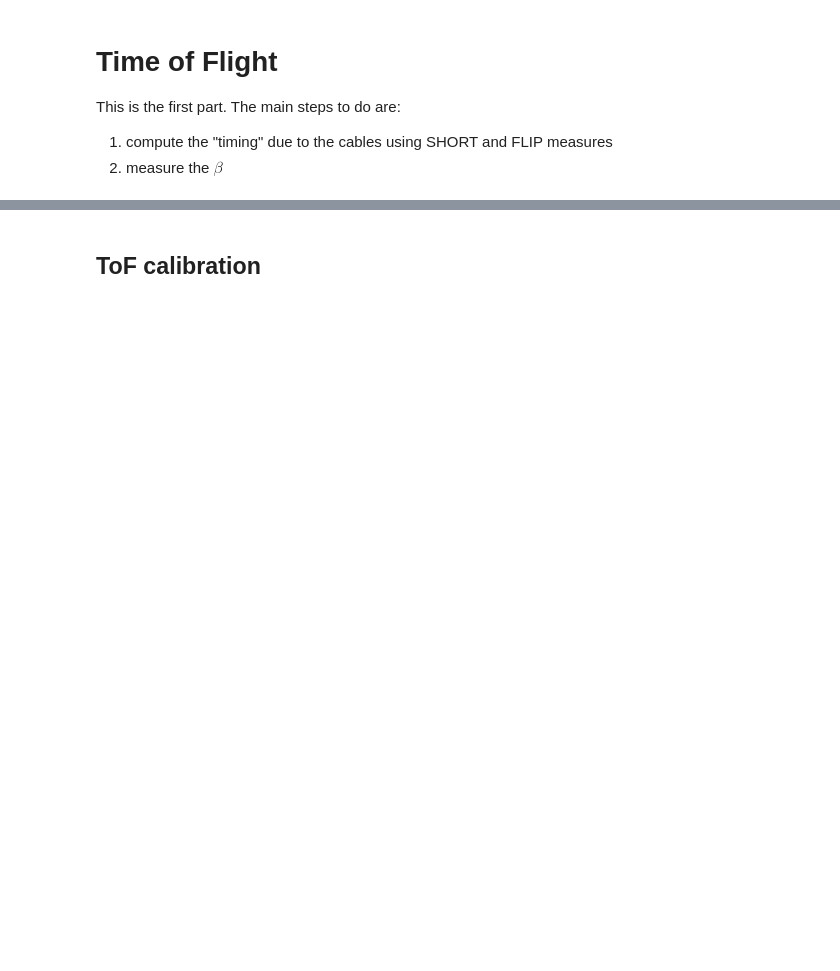
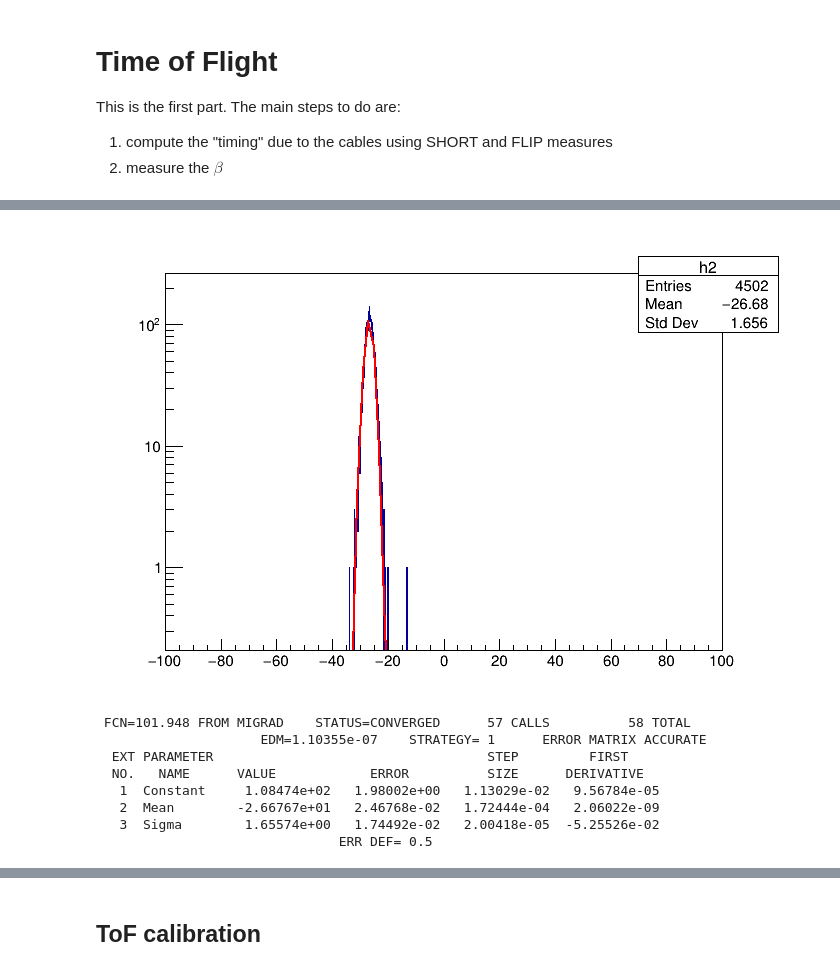
Before and after one commit to FabioBrugnara/Nuclear_Lab, a Jupyter notebook: exp_2/data_analisy.ipynb, the cells around one changed output, grey strips where cells are left out. Cells and saved outputs as stored; diff of their text form; code cells hidden in the pictures; blank space fills up the shorter version.

```diff
--- a/exp_2/data_analisy.ipynb
+++ b/exp_2/data_analisy.ipynb
@@ -8,0 +128,17 @@ This is the first part. The main steps to do are:
+# %%
+TCanvas * c3 = new TCanvas();
+TH1D* h3 = new TH1D("h2","",2000,-100,100);
+SHORT->Draw("pad3.Time-pad0.Time>>h2","","colz");
+h3->Fit("gaus","L");
+gPad->SetLogy();
+c3->Draw()
+# %% [output]
+[figure, added]
+ FCN=101.948 FROM MIGRAD    STATUS=CONVERGED      57 CALLS          58 TOTAL
+                     EDM=1.10355e-07    STRATEGY= 1      ERROR MATRIX ACCURATE
+  EXT PARAMETER                                   STEP         FIRST
+  NO.   NAME      VALUE            ERROR          SIZE      DERIVATIVE
+   1  Constant     1.08474e+02   1.98002e+00   1.13029e-02   9.56784e-05
+   2  Mean        -2.66767e+01   2.46768e-02   1.72444e-04   2.06022e-09
+   3  Sigma        1.65574e+00   1.74492e-02   2.00418e-05  -5.25526e-02
+                               ERR DEF= 0.5
```
Also changed, not shown: parts of 31 cells of this notebook, 4 other files.
